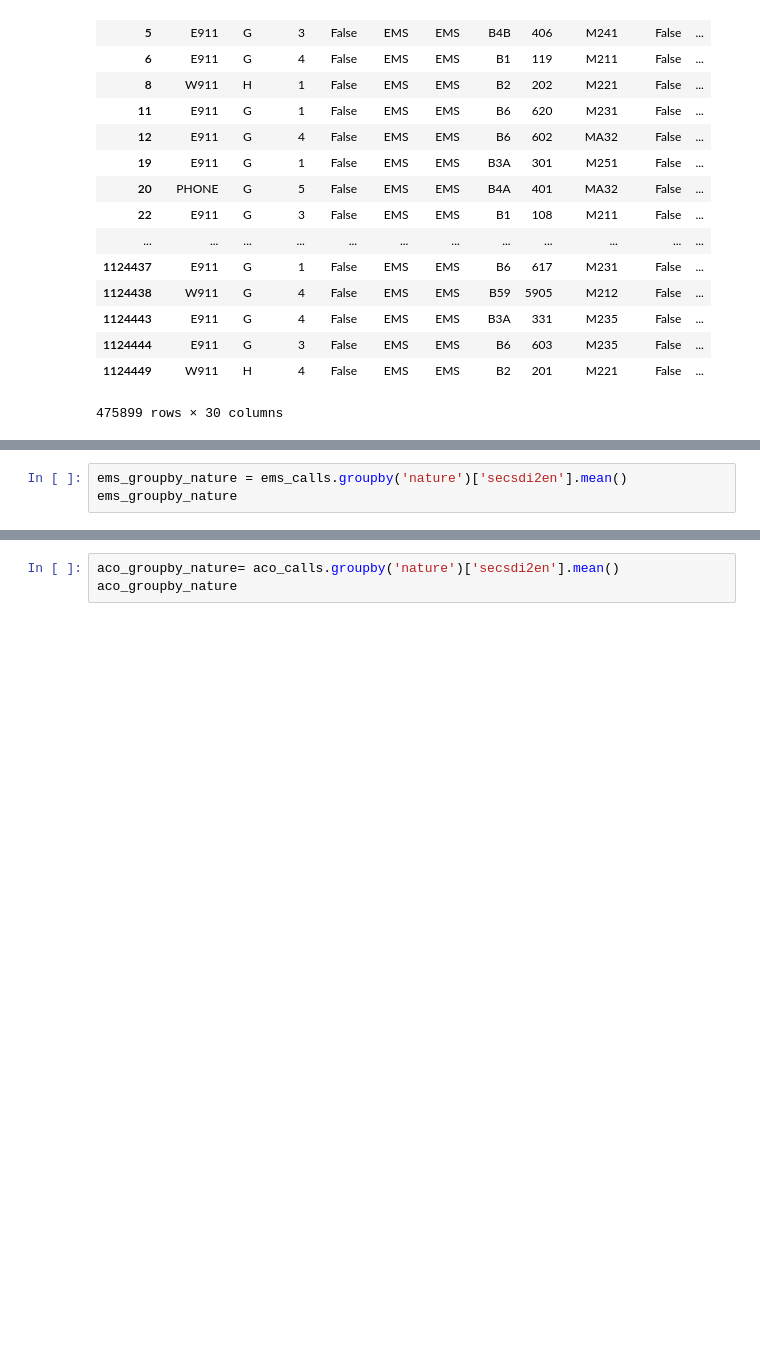
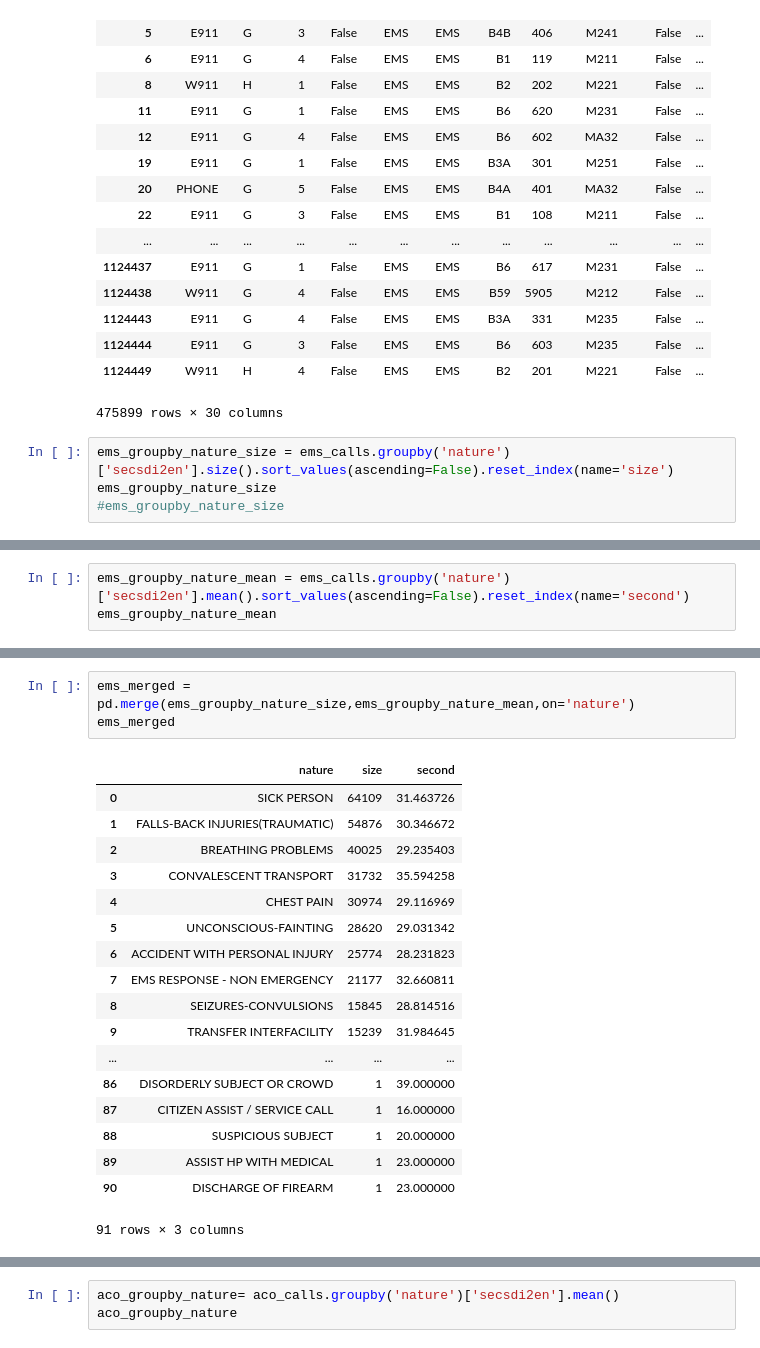
Before and after one commit to UNCG-CSE/Guilford_EMS, a Jupyter notebook: src/Nature_to _response time.ipynb, the cells around one changed output, grey strips where cells are left out. Saved outputs shown, nothing was run; the diff lists cells and outputs as text; blank space fills up the shorter version.

```diff
--- a/src/Nature_to _response time.ipynb
+++ b/src/Nature_to _response time.ipynb
@@ -128,3 +128,7 @@ ems_calls
 | 1124444 | E911 | G | 3 | False | EMS | EMS | B6 | 603 | M235 | False | ... |
 | 1124449 | W911 | H | 4 | False | EMS | EMS | B2 | 201 | M221 | False | ... |
 475899 rows × 30 columns
+# %%
+ems_groupby_nature_size = ems_calls.groupby('nature')['secsdi2en'].size().sort_values(ascending=False).reset_index(name='size')
+ems_groupby_nature_size
+#ems_groupby_nature_size
@@ -131,4 +154,4 @@ ems_calls
 # %%
-ems_groupby_nature = ems_calls.groupby('nature')['secsdi2en'].mean()
-ems_groupby_nature
+ems_groupby_nature_mean = ems_calls.groupby('nature')['secsdi2en'].mean().sort_values(ascending=False).reset_index(name='second')
+ems_groupby_nature_mean
 # %% [output]
@@ -151,0 +176,22 @@ Name: secsdi2en, Length: 91, dtype: float64
+# %%
+ems_merged = pd.merge(ems_groupby_nature_size,ems_groupby_nature_mean,on='nature')
+ems_merged
+# %% [output]
+|  | nature | size | second |
+| 0 | SICK PERSON | 64109 | 31.463726 |
+| 1 | FALLS-BACK INJURIES(TRAUMATIC) | 54876 | 30.346672 |
+| 2 | BREATHING PROBLEMS | 40025 | 29.235403 |
+| 3 | CONVALESCENT TRANSPORT | 31732 | 35.594258 |
+| 4 | CHEST PAIN | 30974 | 29.116969 |
+| 5 | UNCONSCIOUS-FAINTING | 28620 | 29.031342 |
+| 6 | ACCIDENT WITH PERSONAL INJURY | 25774 | 28.231823 |
+| 7 | EMS RESPONSE - NON EMERGENCY | 21177 | 32.660811 |
+| 8 | SEIZURES-CONVULSIONS | 15845 | 28.814516 |
+| 9 | TRANSFER INTERFACILITY | 15239 | 31.984645 |
+| ... | ... | ... | ... |
+| 86 | DISORDERLY SUBJECT OR CROWD | 1 | 39.000000 |
+| 87 | CITIZEN ASSIST / SERVICE CALL | 1 | 16.000000 |
+| 88 | SUSPICIOUS SUBJECT | 1 | 20.000000 |
+| 89 | ASSIST HP WITH MEDICAL | 1 | 23.000000 |
+| 90 | DISCHARGE OF FIREARM | 1 | 23.000000 |
+91 rows × 3 columns
```
Also changed, not shown: parts of 17 cells of this notebook.
